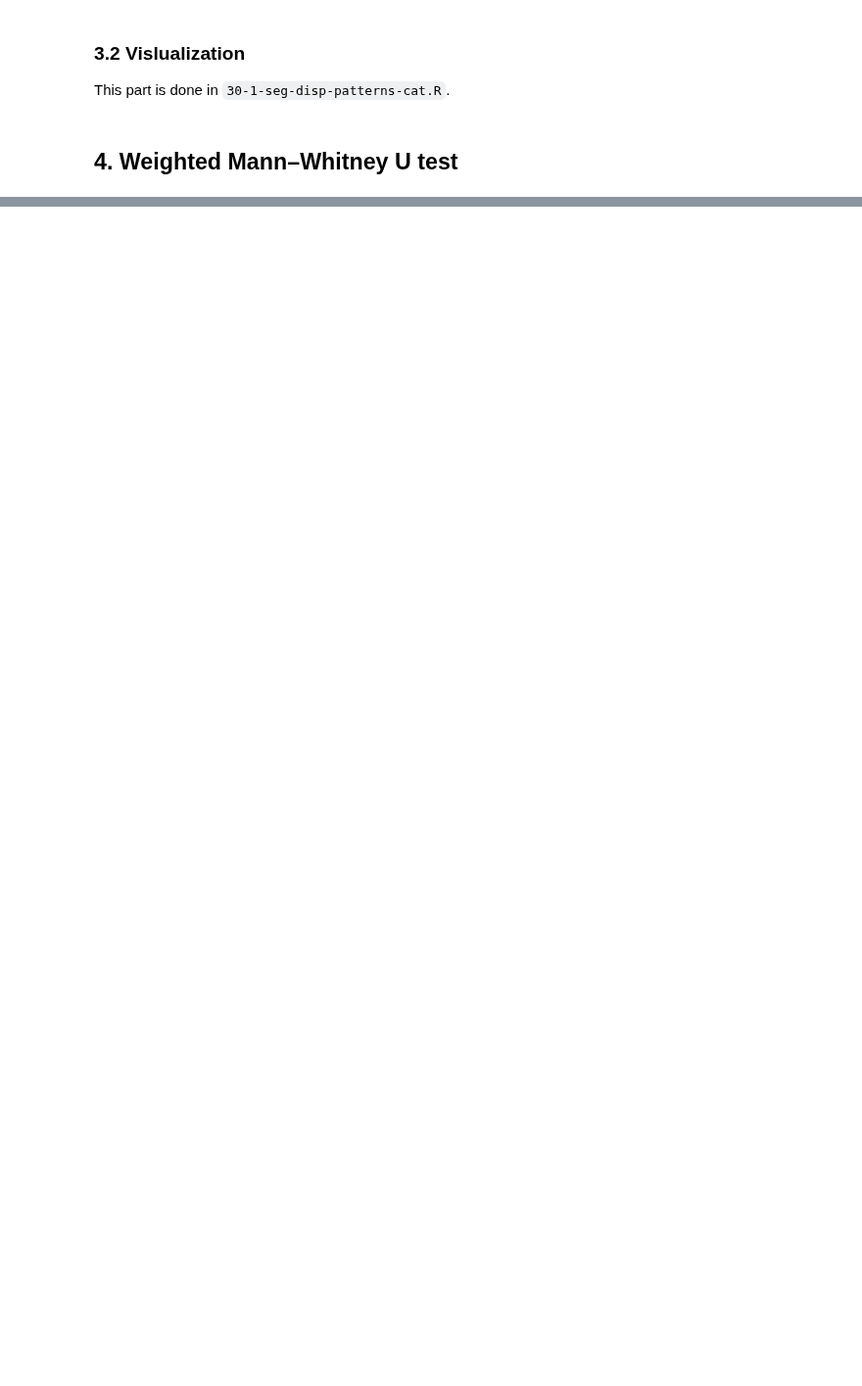
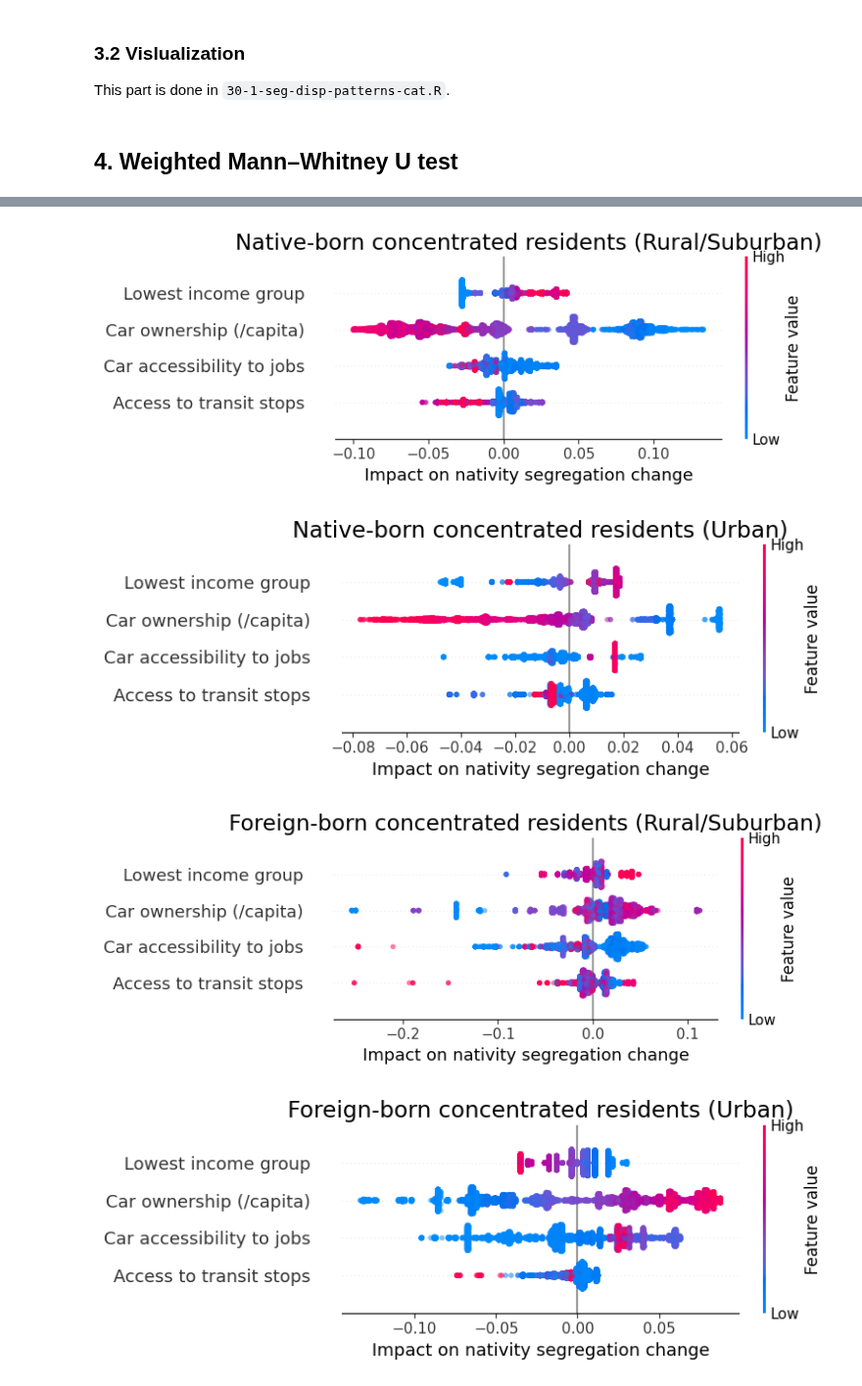
Before and after one commit to MobiSegInsights/mobi-social-segregation-se, a Jupyter notebook: src/MobiSegInsightsSE.models.1.0/29-model-seg-disp-exp.ipynb, the cells around one changed output, grey strips where cells are left out. Shown at 98% size. Drawn from its saved outputs; the diff is of its cells as text; code cells hidden in the pictures; blank space fills up the shorter version.

```diff
--- a/src/MobiSegInsightsSE.models.1.0/29-model-seg-disp-exp.ipynb
+++ b/src/MobiSegInsightsSE.models.1.0/29-model-seg-disp-exp.ipynb
@@ -250,0 +294,11 @@ df_res.to_parquet('results/transport_association/stats_test.parquet')
+# %%
+seg_dict = {'D': 'Native-born concentrated residents',
+            'F': 'Foreign-born concentrated residents'}
+for grp, df in df_exp.groupby(['seg_r', 'region_cat2']):
+    title = seg_dict[grp[0]] + f' ({grp[1]})'
+    ebm_group(df, title=title, weight_field='wt_p', shap_size=10000)
+# %% [output]
+[figure, added]
+[figure, added]
+[figure, added]
+[figure, added]
```
Also changed, not shown: parts of 15 cells of this notebook, 38 other files.
